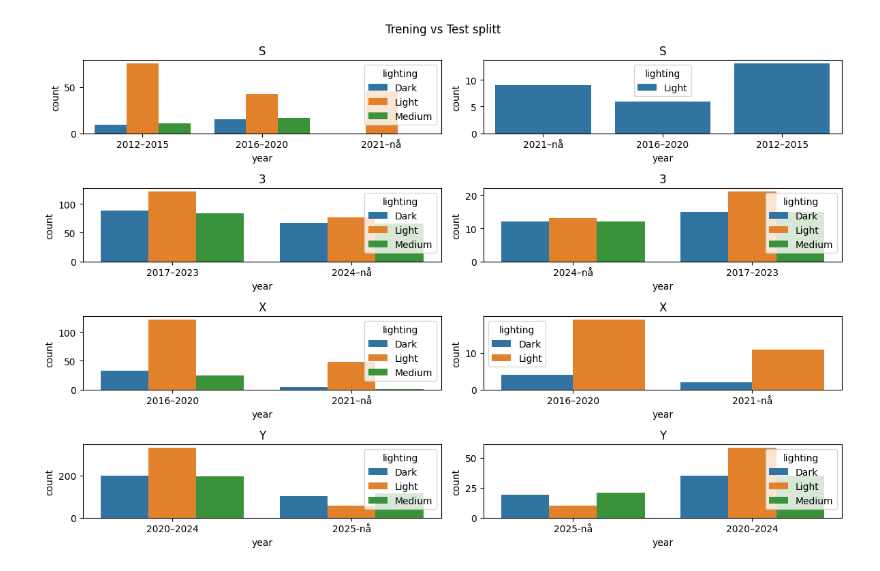
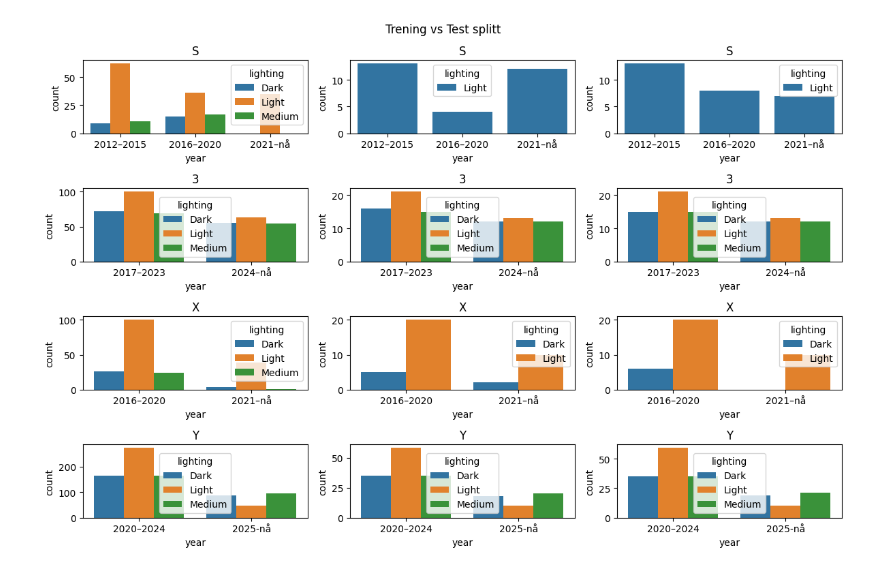
Before and after one commit to jkaste03/visual-vehicle-recognition-varying-lighting-conditions, a Jupyter notebook: notebooks/utils_test.ipynb, the cells around one changed output. Saved outputs shown, nothing was run; the diff lists cells and outputs as text; code cells hidden in the pictures.

Commit message:
Implementert train, val, test split

```diff
--- a/notebooks/utils_test.ipynb
+++ b/notebooks/utils_test.ipynb
@@ -14,7 +14,9 @@ To enable the following instructions: AVX2 AVX_VNNI FMA, in other operations, re
 other = 'Other car'
 # %%
 columns = ("model", "lighting")
-(train_x, train_y), (test_x, test_y) = utils.read_stratified_data(columns=columns, strata_threshold=38)
+(train_x, train_y), (val_x, val_y), (test_x, test_y) = utils.read_stratified_data_new(columns=columns, strata_threshold=38)
+xs = [train_x, val_x, test_x]
+ys = [train_y, val_y, test_y]
 # %% [output]
 /mnt/d/skole/dat191/visual-vehicle-recognition-varying-lighting-conditions/datasett/kisspng-2018-tesla-model-s-tesla-motors-car-ele_fLj30kA.2230115115224762368998.png
 /mnt/d/skole/dat191/visual-vehicle-recognition-varying-lighting-conditions/datasett/Edmu_EmY1CYe.-2020-Tesla-Model-Ywire-38540856-1611748943-973_634x3962-1280x720.jpg
@@ -235,31 +232,41 @@ Error:
 # %%
 train_y_split = [
     train_y[train_y['model'].str.contains('S')].sort_values('lighting').sort_values('year', kind='stable'),
     train_y[train_y['model'].str.contains('3')].sort_values('lighting').sort_values('year', kind='stable'),
     train_y[train_y['model'].str.contains('X')].sort_values('lighting').sort_values('year', kind='stable'),
     train_y[train_y['model'].str.contains('Y')].sort_values('lighting').sort_values('year', kind='stable')
 ]
+
+val_y_split =[
+    val_y[val_y['model'].str.contains('S')].sort_values('lighting').sort_values('year', kind='stable'),
+    val_y[val_y['model'].str.contains('3')].sort_values('lighting').sort_values('year', kind='stable'),
+    val_y[val_y['model'].str.contains('X')].sort_values('lighting').sort_values('year', kind='stable'),
+    val_y[val_y['model'].str.contains('Y')].sort_values('lighting').sort_values('year', kind='stable')
+]
+
 test_y_split = [
     test_y[test_y['model'].str.contains('S')].sort_values('lighting').sort_values('lighting', kind='stable'),
     test_y[test_y['model'].str.contains('3')].sort_values('lighting').sort_values('lighting', kind='stable'),
     test_y[test_y['model'].str.contains('X')].sort_values('lighting').sort_values('lighting', kind='stable'),
     test_y[test_y['model'].str.contains('Y')].sort_values('lighting').sort_values('lighting', kind='stable')
 ]
 
 models = ["S", "3", "X", "Y"]
-fig, axes = plt.subplots(4, 2, figsize=(12, 8))
+fig, axes = plt.subplots(4, 3, figsize=(12, 8))
 fig.suptitle(f'Trening vs Test splitt')
 for i in range(0,2):
     for j in range(0,2):
         sns.countplot(x='year', data=train_y_split[i*2 + j], ax=axes[i*2+j,0], hue='lighting')
         axes[i*2+j,0].title.set_text(models[i*2 + j])
-        sns.countplot(x='year', data=test_y_split[i*2 + j], ax=axes[i*2+j,1], hue='lighting')
+        sns.countplot(x='year', data=val_y_split[i*2 + j], ax=axes[i*2+j,1], hue='lighting')
         axes[i*2+j,1].title.set_text(models[i*2 + j])
+        sns.countplot(x='year', data=test_y_split[i*2 + j], ax=axes[i*2+j,2], hue='lighting')
+        axes[i*2+j,2].title.set_text(models[i*2 + j])
 
 plt.tight_layout()
 plt.show()
 # %% [output]
-[figure, old version]
+[figure, new version]
 # %%
 df = train_y[train_y["model"] == other].sort_values(by="lighting")
 plot = sns.countplot(data=df, x='lighting', hue='lighting')
```
Also changed, not shown: parts of 11 cells of this notebook, 6 other files.
